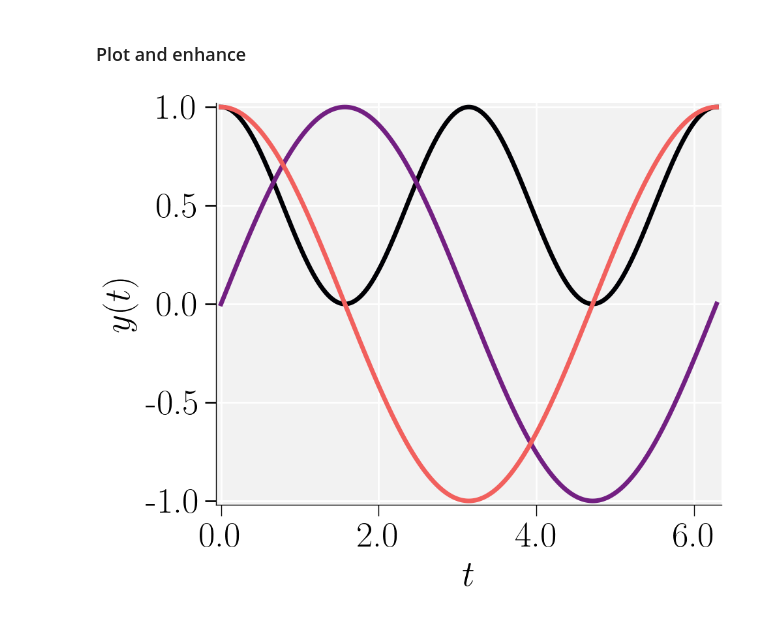
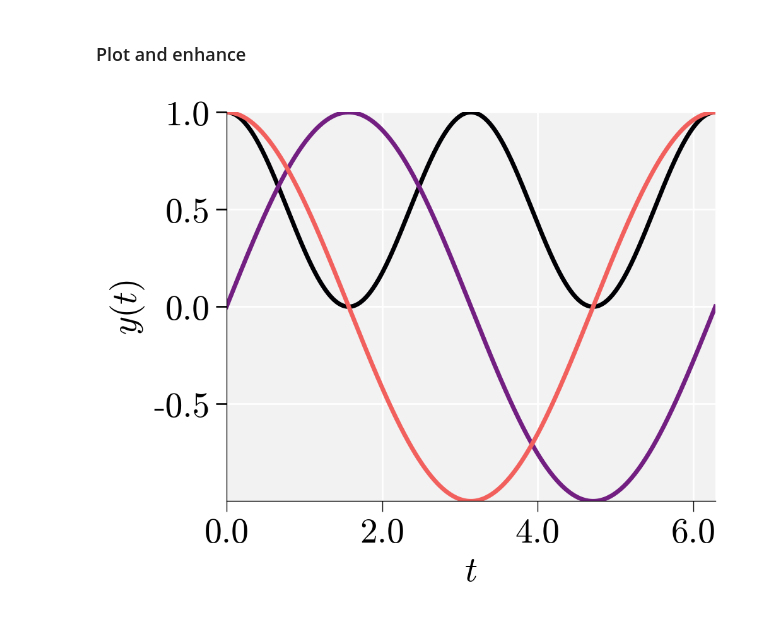
Before and after one commit to suparnob100/visualization, a Jupyter notebook: Publication_quality_graphs/PYTHON/Example.ipynb, the cells around one changed output. Cells and saved outputs as stored; diff of their text form; code cells hidden in the pictures.

```diff
--- a/Publication_quality_graphs/PYTHON/Example.ipynb
+++ b/Publication_quality_graphs/PYTHON/Example.ipynb
@@ -39,31 +42,31 @@ plt.rcParams['axes.prop_cycle'] = cycler(color=colors)
 # %%
 # Plot data
 fig, ax = plt.subplots(figsize=(5,4))
 ax.plot(x,y**2)
 ax.plot(x,np.sin(x))
 ax.plot(x,y**1)
 
 # Label axis
 ax.set_xlabel("$t$")
 ax.set_ylabel("$y(t)$")
 
 # Automatically adjust the axis limits to be tight around the data
 ax.autoscale(axis='both', tight=True)
 
 # Add legend
 # plt.legend(['$y_1$','$y_2$','$y_3$'])
 
 
 # Set the format for tick labels
 import matplotlib.ticker as ticker
-format_str = '%.1f'  # Two decimal places, adjust as needed
+format_str = '%.1f'  # Two decimal places; adjust as needed
 ax.xaxis.set_major_formatter(ticker.FormatStrFormatter(format_str))
 ax.yaxis.set_major_formatter(ticker.FormatStrFormatter(format_str))
 
 
 # Display the figure
 plt.savefig('test.png')
-plt.margins(0.01)
+# plt.margins(0.01)
 plt.show()
 # %% [output]
-[figure, old version]
+[figure, new version]
```
Also changed, not shown: parts of 1 cell of this notebook, 2 other files.
